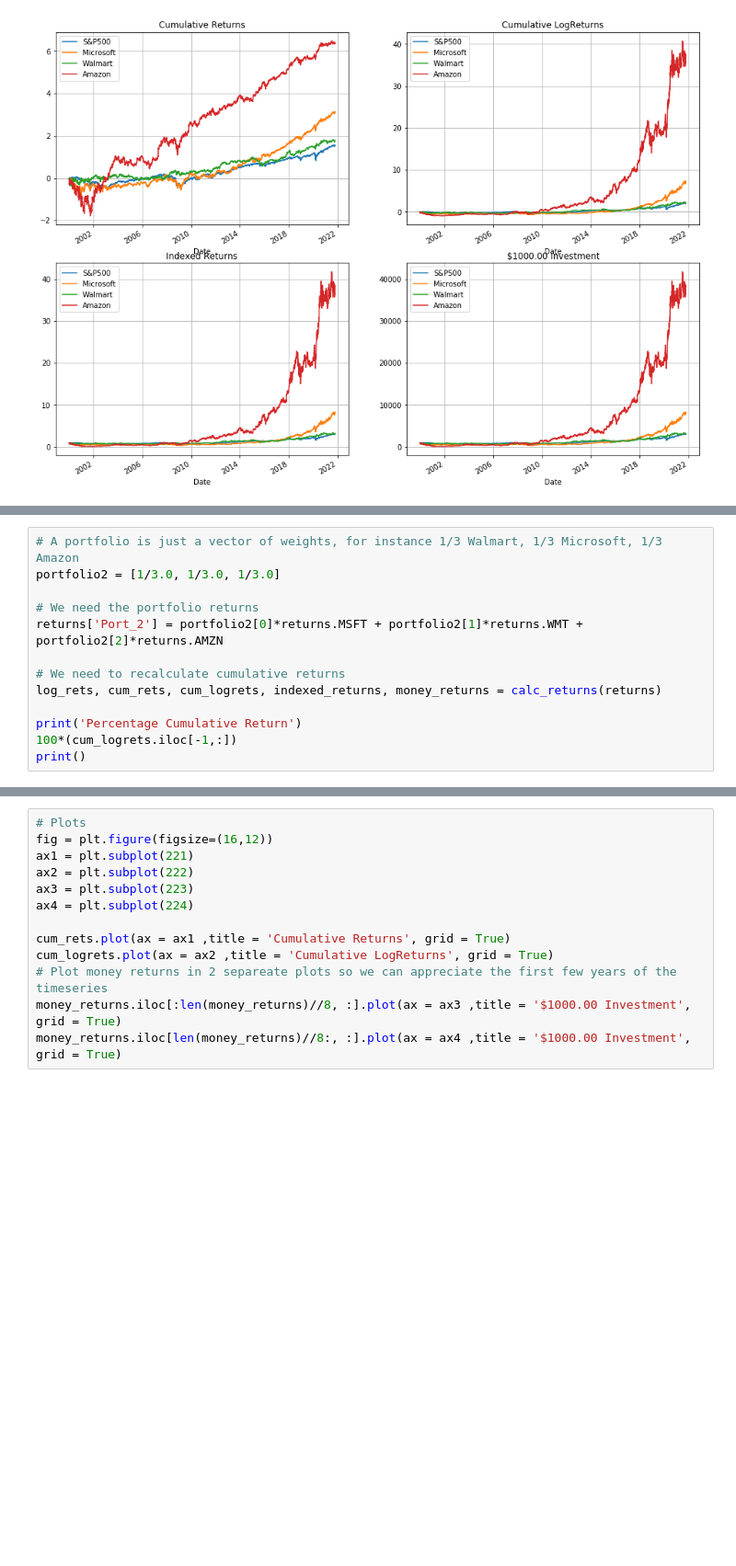
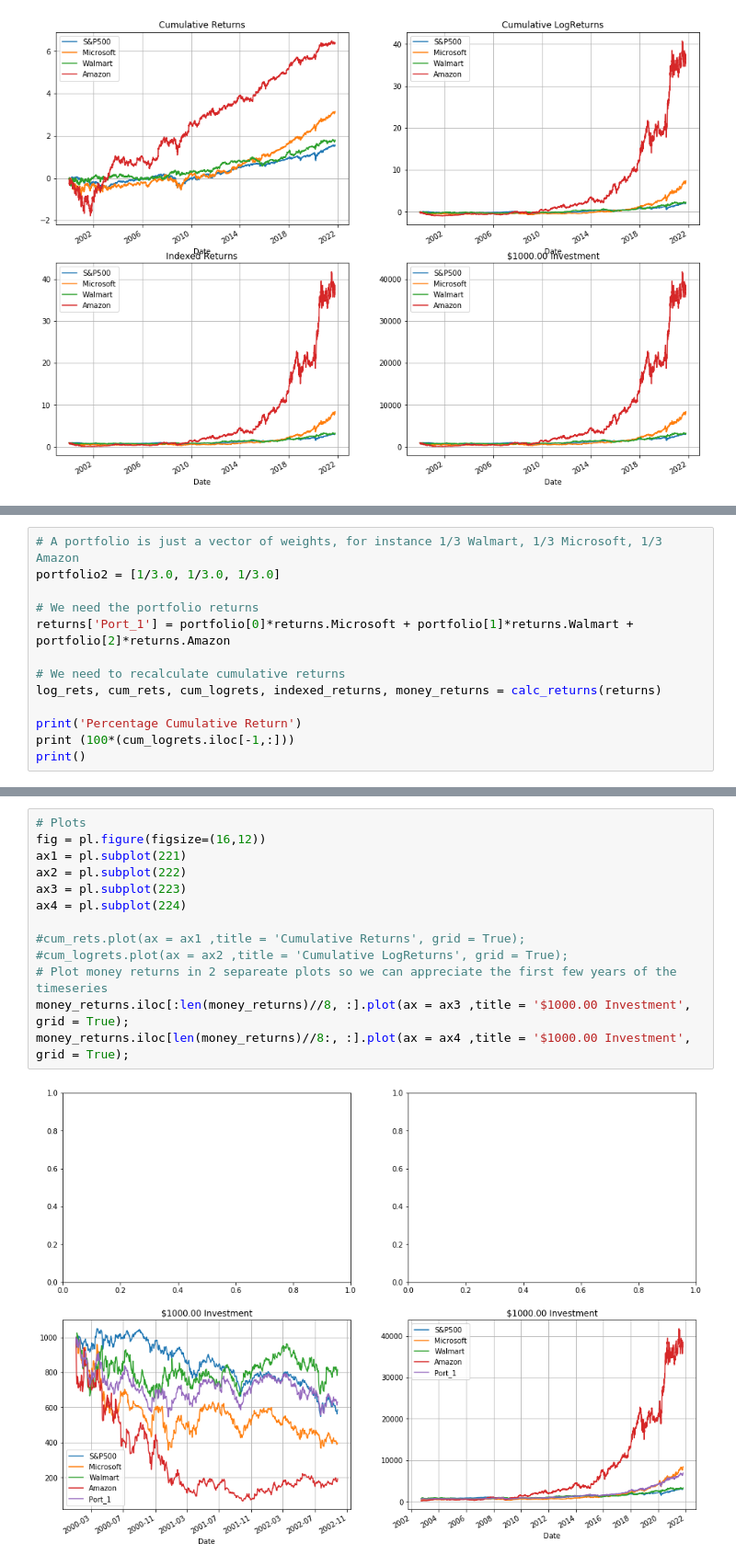
Before and after one commit to danthequant/stocks, a Jupyter notebook: port_mgmt.ipynb, the cells around one changed output, grey strips where cells are left out. Shown at 92% size. Drawn from its saved outputs; the diff is of its cells as text; blank space fills up the shorter version.

```diff
--- a/port_mgmt.ipynb
+++ b/port_mgmt.ipynb
@@ -308,11 +320,11 @@ Daily_Drawdown.plot(title='Daily Drawdown', figsize = (16, 8), grid = True)
 portfolio2 = [1/3.0, 1/3.0, 1/3.0]
 
 # We need the portfolio returns
-returns['Port_2'] = portfolio2[0]*returns.MSFT + portfolio2[1]*returns.WMT + portfolio2[2]*returns.AMZN
+returns['Port_1'] = portfolio[0]*returns.Microsoft + portfolio[1]*returns.Walmart + portfolio[2]*returns.Amazon
 
 # We need to recalculate cumulative returns
 log_rets, cum_rets, cum_logrets, indexed_returns, money_returns = calc_returns(returns)
 
 print('Percentage Cumulative Return')
-100*(cum_logrets.iloc[-1,:])
+print (100*(cum_logrets.iloc[-1,:]))
 print()
@@ -319,16 +339,18 @@ print()
 # %%
 # Plots
-fig = plt.figure(figsize=(16,12))
-ax1 = plt.subplot(221)
-ax2 = plt.subplot(222)
-ax3 = plt.subplot(223)
-ax4 = plt.subplot(224)
+fig = pl.figure(figsize=(16,12))
+ax1 = pl.subplot(221)
+ax2 = pl.subplot(222)
+ax3 = pl.subplot(223)
+ax4 = pl.subplot(224)
 
-cum_rets.plot(ax = ax1 ,title = 'Cumulative Returns', grid = True)
-cum_logrets.plot(ax = ax2 ,title = 'Cumulative LogReturns', grid = True)
+#cum_rets.plot(ax = ax1 ,title = 'Cumulative Returns', grid = True);
+#cum_logrets.plot(ax = ax2 ,title = 'Cumulative LogReturns', grid = True);
 # Plot money returns in 2 separeate plots so we can appreciate the first few years of the timeseries
-money_returns.iloc[:len(money_returns)//8, :].plot(ax = ax3 ,title = '$1000.00 Investment', grid = True)
-money_returns.iloc[len(money_returns)//8:, :].plot(ax = ax4 ,title = '$1000.00 Investment', grid = True)
+money_returns.iloc[:len(money_returns)//8, :].plot(ax = ax3 ,title = '$1000.00 Investment', grid = True);
+money_returns.iloc[len(money_returns)//8:, :].plot(ax = ax4 ,title = '$1000.00 Investment', grid = True);
+# %% [output]
+[figure, added]
 # %% [markdown]
 # Let's Emphasize maximum drawdown
 
```
Also changed, not shown: parts of 23 cells of this notebook.
